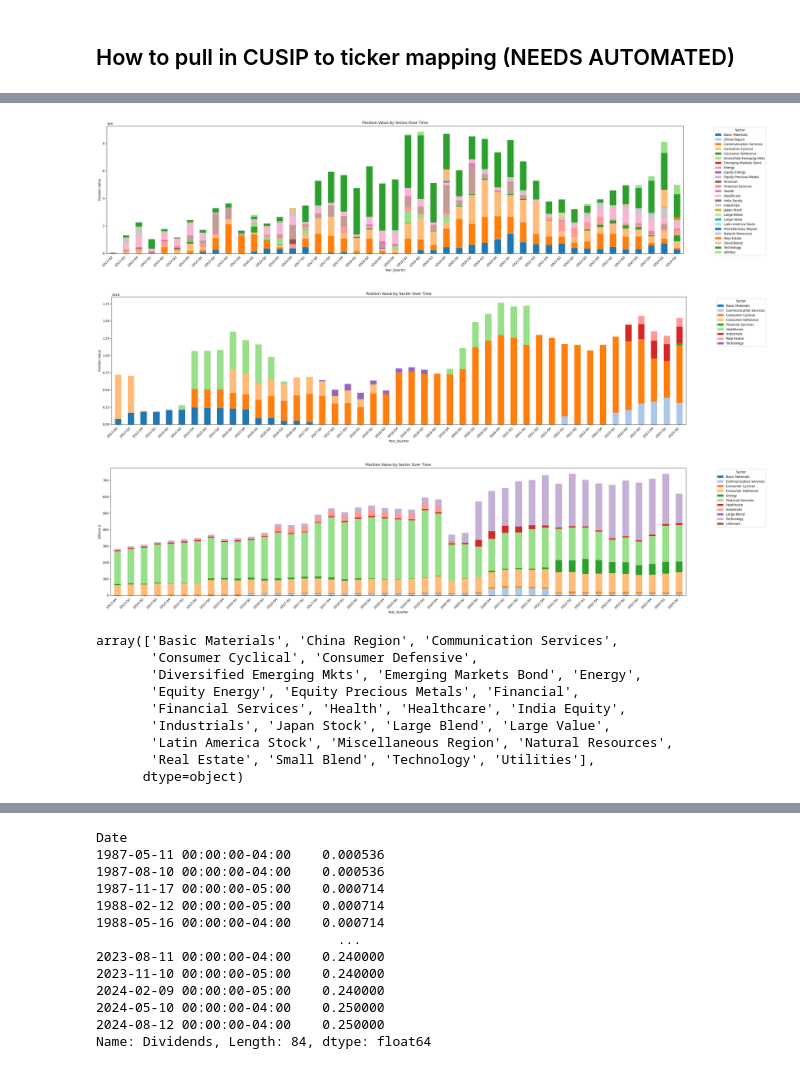
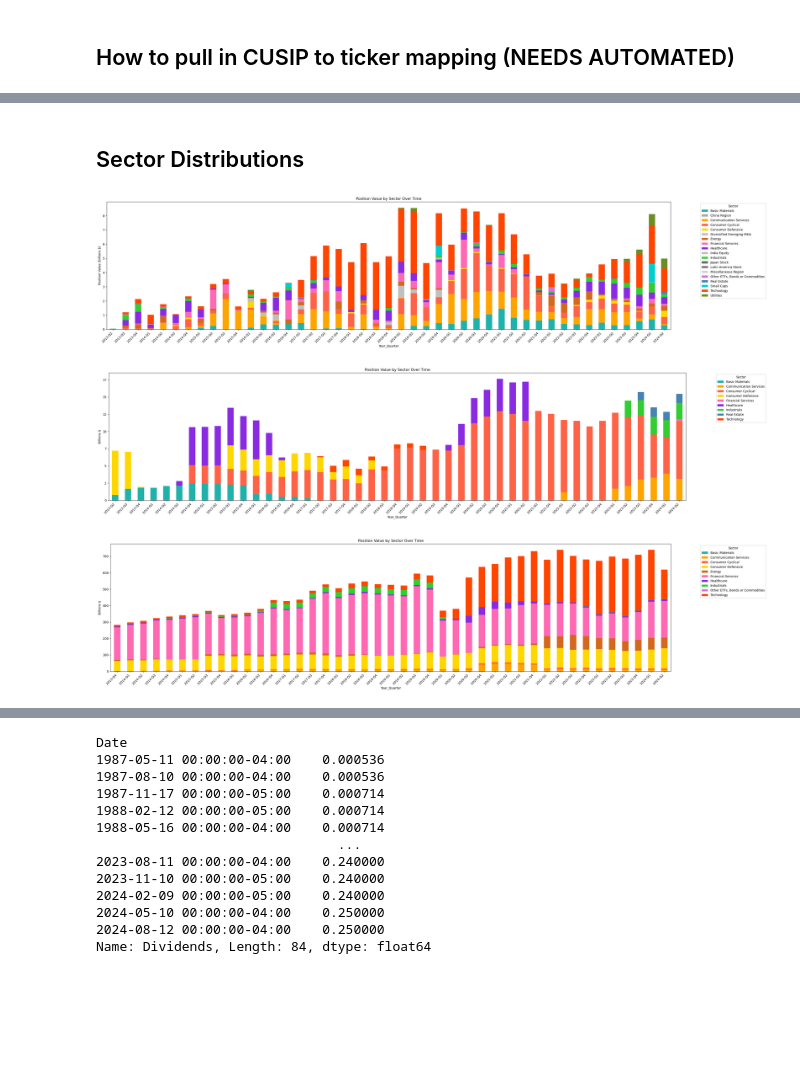
Before and after one commit to brock-fassnacht/Whale_Watchers, a Jupyter notebook: Holdings Analysis - Sectors.ipynb, the cells around one changed output, grey strips where cells are left out. Saved outputs shown, nothing was run; the diff lists cells and outputs as text; code cells hidden in the pictures; blank space fills up the shorter version.

Commit message:
CUSIP Mapping

```diff
--- a/Holdings Analysis - Sectors.ipynb
+++ b/Holdings Analysis - Sectors.ipynb
@@ -138,11 +169,11 @@ historical_data = pd.concat(historical_data, keys=unique_symbols["SYMBOL"], name
 holdings_data = {}
 
 for key, df in dfs.items():
-    test = df.merge(unique_symbols[['SYMBOL', 'Sector', 'Industry']], on = "SYMBOL", how = 'left')
+    test = df.merge(unique_symbols[['SYMBOL', 'Sector', 'Industry', "Sector_Simp"]], on = "SYMBOL", how = 'left')
 
     test.drop(columns = "Unnamed: 0", inplace = True)
 
-    test = test.melt(id_vars=['NAME OF ISSUER', 'CUSIP', 'CALL', 'SYMBOL','Sector', 'Industry'], var_name='Date', value_name='Shares').drop_duplicates()
+    test = test.melt(id_vars=['NAME OF ISSUER', 'CUSIP', 'CALL', 'SYMBOL','Sector', 'Industry', "Sector_Simp"], var_name='Date', value_name='Shares').drop_duplicates()
 
     test["Date"] = pd.to_datetime(test["Date"])
 
@@ -161,3 +192,5 @@ for key, df in dfs.items():
 
 
     holdings_data[key] = test
+# %% [markdown]
+## Sector Distributions
@@ -164,12 +223,12 @@ for key, df in dfs.items():
 # %%
 # Assuming holdings_data["Stanley_Druckenmiller"] is already loaded as a DataFrame
-df = holdings_data["Stanley_Druckenmiller"].groupby(["Year_Quarter", "Sector"])["Position Value"].sum().reset_index()
+df = holdings_data["Stanley_Druckenmiller"].groupby(["Year_Quarter", "Sector_Simp"])["Position Value"].sum().reset_index()
 
 # Pivot the table to get sectors as columns
-pivot_df = df.pivot(index='Year_Quarter', columns='Sector', values='Position Value').fillna(0)
+pivot_df = df.pivot(index='Year_Quarter', columns='Sector_Simp', values='Position Value').fillna(0)
 
 # Create a color map with distinct colors
-colors = plt.get_cmap('tab20').colors
+colors = [sector_colors.get(sector, 'gray') for sector in pivot_df.columns]
 
 # Plot the stacked bar chart with distinct colors
 pivot_df.plot(kind='bar', stacked=True, figsize=(30, 7), color=colors)
@@ -180,19 +239,24 @@ plt.ylabel('Position Value (Billions $)')
 plt.legend(title='Sector', bbox_to_anchor=(1.05, 1), loc='upper left')
 plt.xticks(rotation=45, ha='right')
 
+def billions_formatter(x, pos):
+    return f"{x // 1e9:.0f}"
+plt.gca().yaxis.set_major_formatter(FuncFormatter(billions_formatter))
+
+
 plt.tight_layout()
 plt.show()
 # %% [output]
-[figure, old version]
+[figure, new version]
 # %%
 # Assuming holdings_data["Stanley_Druckenmiller"] is already loaded as a DataFrame
-df = holdings_data["Bill_Ackman"].groupby(["Year_Quarter", "Sector"])["Position Value"].sum().reset_index()
+df = holdings_data["Bill_Ackman"].groupby(["Year_Quarter", "Sector_Simp"])["Position Value"].sum().reset_index()
 
 # Pivot the table to get sectors as columns
-pivot_df = df.pivot(index='Year_Quarter', columns='Sector', values='Position Value').fillna(0)
+pivot_df = df.pivot(index='Year_Quarter', columns='Sector_Simp', values='Position Value').fillna(0)
 
 # Create a color map with distinct colors
-colors = plt.get_cmap('tab20').colors
+colors = [sector_colors.get(sector, 'gray') for sector in pivot_df.columns]
 
 # Plot the stacked bar chart with distinct colors
 pivot_df.plot(kind='bar', stacked=True, figsize=(30, 7), color=colors)
@@ -203,47 +267,40 @@ plt.ylabel('Billions $')
 plt.legend(title='Sector', bbox_to_anchor=(1.05, 1), loc='upper left')
 plt.xticks(rotation=45, ha='right')
 
+def billions_formatter(x, pos):
+    return f"{x // 1e9:.0f}"
+plt.gca().yaxis.set_major_formatter(FuncFormatter(billions_formatter))
+
 plt.tight_layout()
 plt.show()
 # %% [output]
-[figure, old version]
+[figure, new version]
 # %%
 
 # Assuming holdings_data["Stanley_Druckenmiller"] is already loaded as a DataFrame
-df = holdings_data["Warren_Buffet"].groupby(["Year_Quarter", "Sector"])["Position Value"].sum().reset_index()
+df = holdings_data["Warren_Buffet"].groupby(["Year_Quarter", "Sector_Simp"])["Position Value"].sum().reset_index()
 
 # Pivot the table to get sectors as columns
-pivot_df = df.pivot(index='Year_Quarter', columns='Sector', values='Position Value').fillna(0)
+pivot_df = df.pivot(index='Year_Quarter', columns='Sector_Simp', values='Position Value').fillna(0)
 
 # Create a color map with distinct colors
-colors = plt.get_cmap('tab20').colors
+# Create a color map with distinct colors
+colors = [sector_colors.get(sector, 'gray') for sector in pivot_df.columns]
 
 # Plot the stacked bar chart with distinct colors
 pivot_df.plot(kind='bar', stacked=True, figsize=(30, 7), color=colors)
 
 plt.title('Position Value by Sector Over Time')
 plt.xlabel('Year_Quarter')
 plt.ylabel('Billions $')
 plt.legend(title='Sector', bbox_to_anchor=(1.05, 1), loc='upper left')
 plt.xticks(rotation=45, ha='right')
 
 def billions_formatter(x, pos):
     return f"{x // 1e9:.0f}"
 plt.gca().yaxis.set_major_formatter(FuncFormatter(billions_formatter))
 
 plt.tight_layout()
 plt.show()
 # %% [output]
-[figure, old version]
+[figure, new version]
-# %%
-df["Sector"].unique()
-# %% [output]
-array(['Basic Materials', 'China Region', 'Communication Services',
-       'Consumer Cyclical', 'Consumer Defensive',
-       'Diversified Emerging Mkts', 'Emerging Markets Bond', 'Energy',
-       'Equity Energy', 'Equity Precious Metals', 'Financial',
-       'Financial Services', 'Health', 'Healthcare', 'India Equity',
-       'Industrials', 'Japan Stock', 'Large Blend', 'Large Value',
-       'Latin America Stock', 'Miscellaneous Region', 'Natural Resources',
-       'Real Estate', 'Small Blend', 'Technology', 'Utilities'],
-      dtype=object)
```
Also changed, not shown: parts of 6 cells of this notebook, 5 other files.
